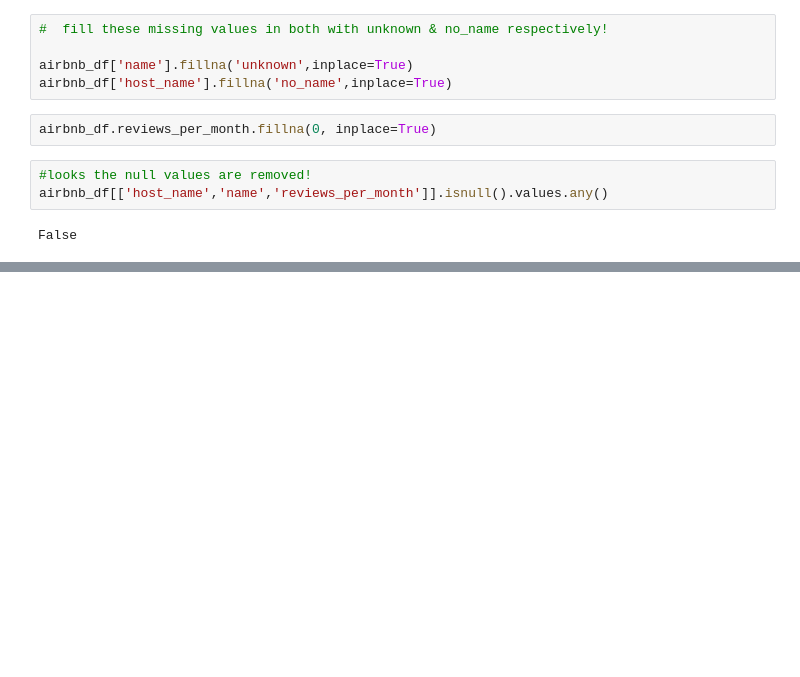
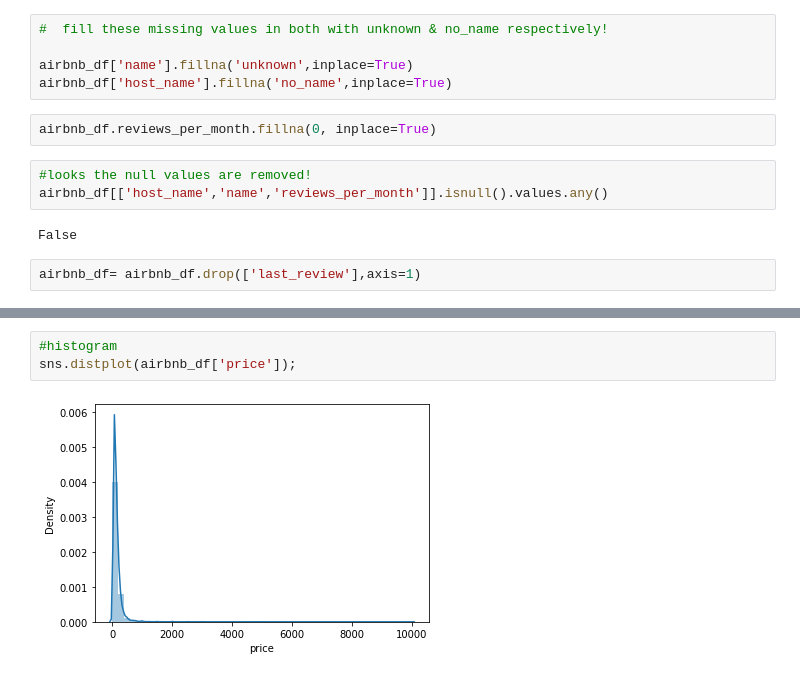
Before and after one commit to Dhanashree3329/Airbnb3329, a Jupyter notebook: Airbnb3329.ipynb, the cells around one changed output, grey strips where cells are left out. Drawn from its saved outputs; the diff is of its cells as text; blank space fills up the shorter version.

```diff
--- a/Airbnb3329.ipynb
+++ b/Airbnb3329.ipynb
@@ -118,3 +118,5 @@ airbnb_df.reviews_per_month.fillna(0, inplace=True)
 airbnb_df[['host_name','name','reviews_per_month']].isnull().values.any()
 # %% [output]
 False
+# %%
+airbnb_df= airbnb_df.drop(['last_review'],axis=1)
@@ -120,0 +174,5 @@ False
+# %%
+#histogram
+sns.distplot(airbnb_df['price']);
+# %% [output]
+[figure, added]
```
Also changed, not shown: parts of 12 cells of this notebook.
